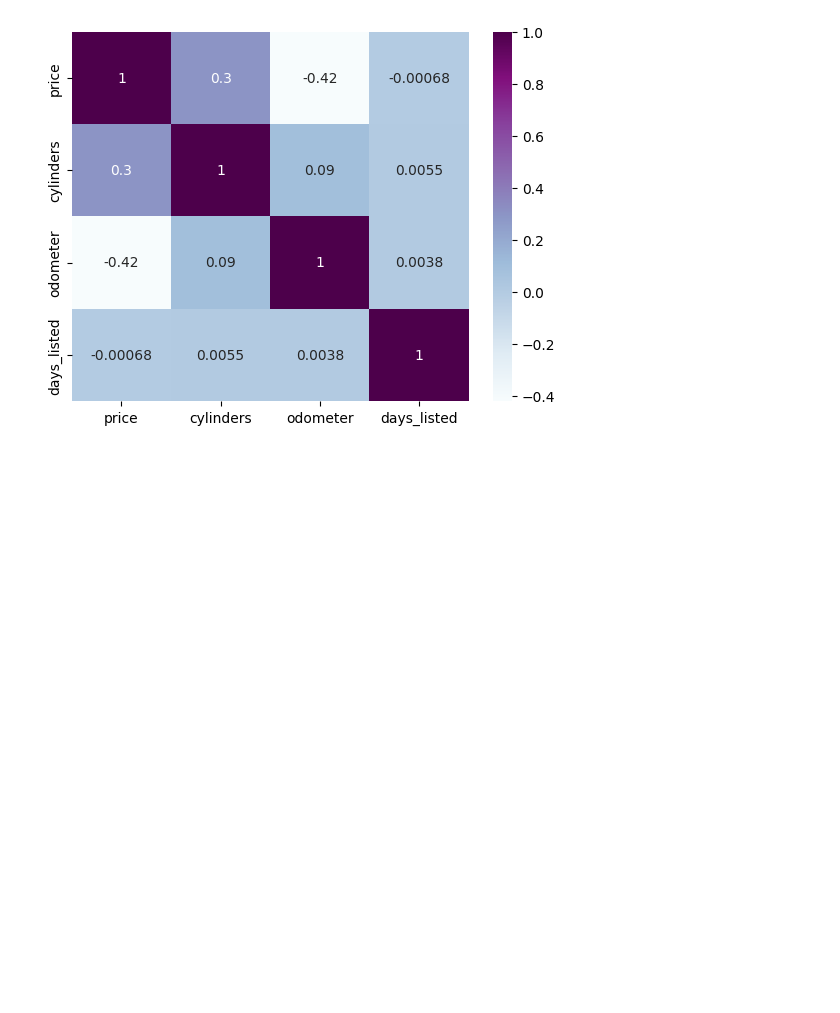
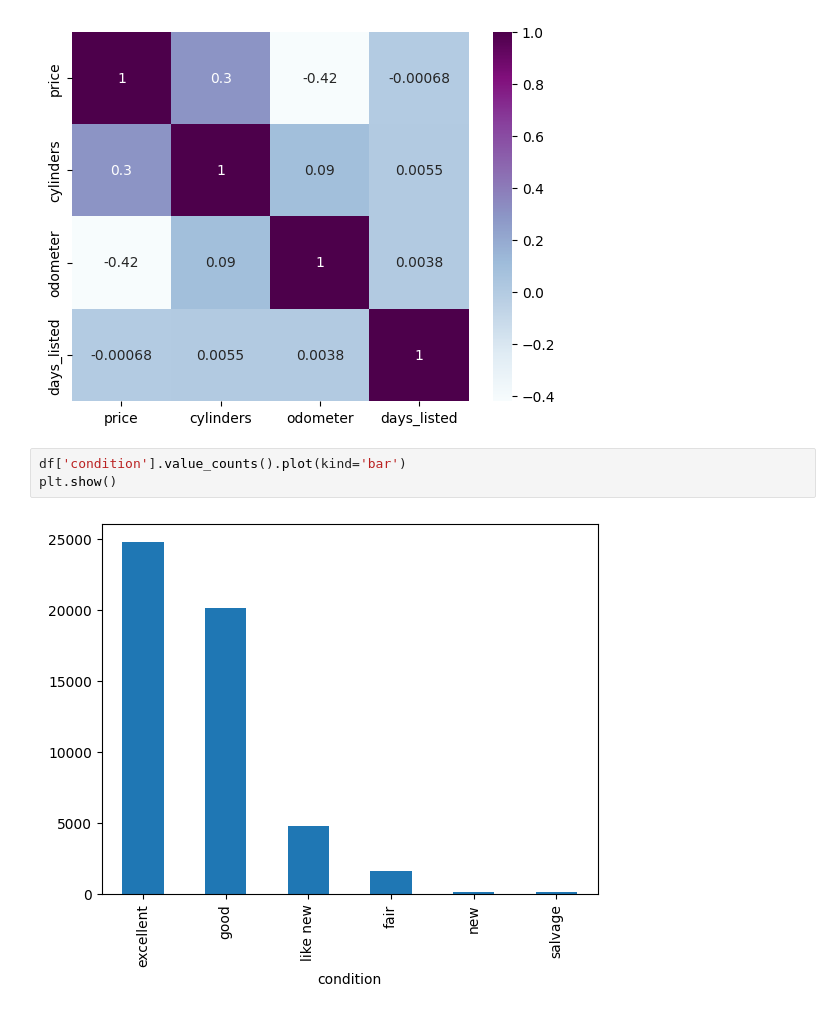
Before and after one commit to nelsonj1614/sdt_project, a Jupyter notebook: notebooks/eda.ipynb, the cells around one changed output. Cells and saved outputs as stored; diff of their text form; blank space fills up the shorter version.

```diff
--- a/notebooks/eda.ipynb
+++ b/notebooks/eda.ipynb
@@ -174,3 +174,8 @@ sns.heatmap(heatmap_df, cmap='BuPu', annot=True)
 # %% [output]
 <Axes: >
 [figure]
+# %%
+df['condition'].value_counts().plot(kind='bar')
+plt.show()
+# %% [output]
+[figure, added]
```
Also changed, not shown: parts of 1 cell of this notebook.
